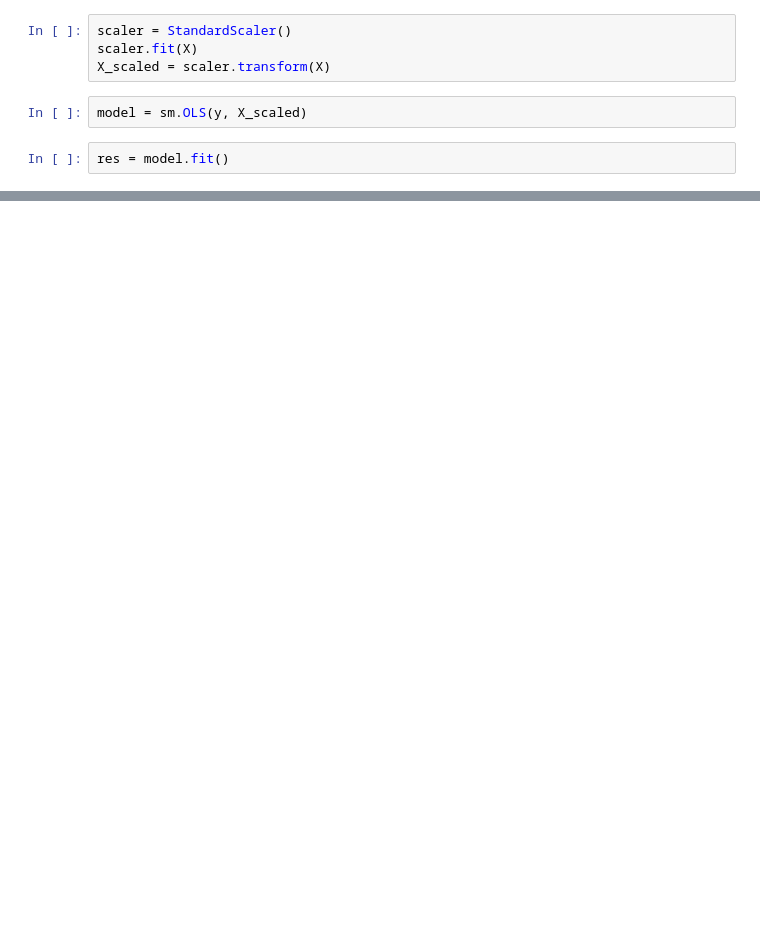
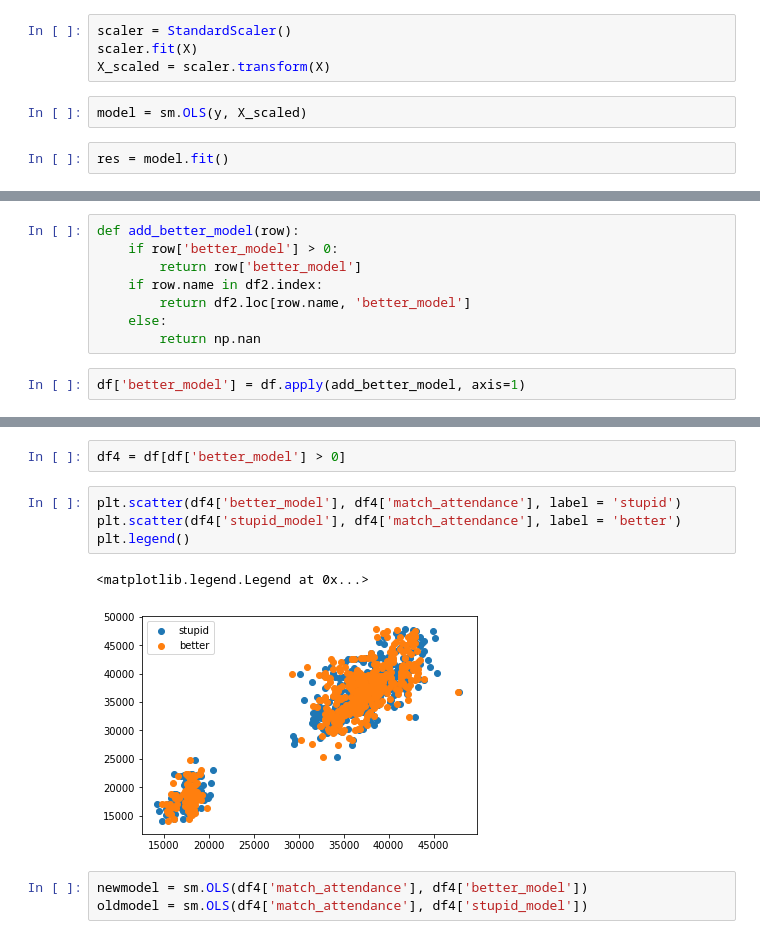
Before and after one commit to dlahtou/Luther-PL-Attendance, a Jupyter notebook: 6-StatsModels OLS normalized delta with distance.ipynb, the cells around one changed output, grey strips where cells are left out. Cells and saved outputs as stored; diff of their text form; blank space fills up the shorter version.

```diff
--- a/6-StatsModels OLS normalized delta with distance.ipynb
+++ b/6-StatsModels OLS normalized delta with distance.ipynb
@@ -52,0 +95,10 @@ Warnings:
+# %%
+def add_better_model(row):
+    if row['better_model'] > 0:
+        return row['better_model']
+    if row.name in df2.index:
+        return df2.loc[row.name, 'better_model']
+    else:
+        return np.nan
+# %%
+df['better_model'] = df.apply(add_better_model, axis=1)
@@ -52,0 +126,12 @@ Warnings:
+# %%
+df4 = df[df['better_model'] > 0]
+# %%
+plt.scatter(df4['better_model'], df4['match_attendance'], label = 'stupid')
+plt.scatter(df4['stupid_model'], df4['match_attendance'], label = 'better')
+plt.legend()
+# %% [output]
+<matplotlib.legend.Legend at 0x...>
+[figure, added]
+# %%
+newmodel = sm.OLS(df4['match_attendance'], df4['better_model'])
+oldmodel = sm.OLS(df4['match_attendance'], df4['stupid_model'])
```
Also changed, not shown: parts of 34 cells of this notebook, 4 other files.
